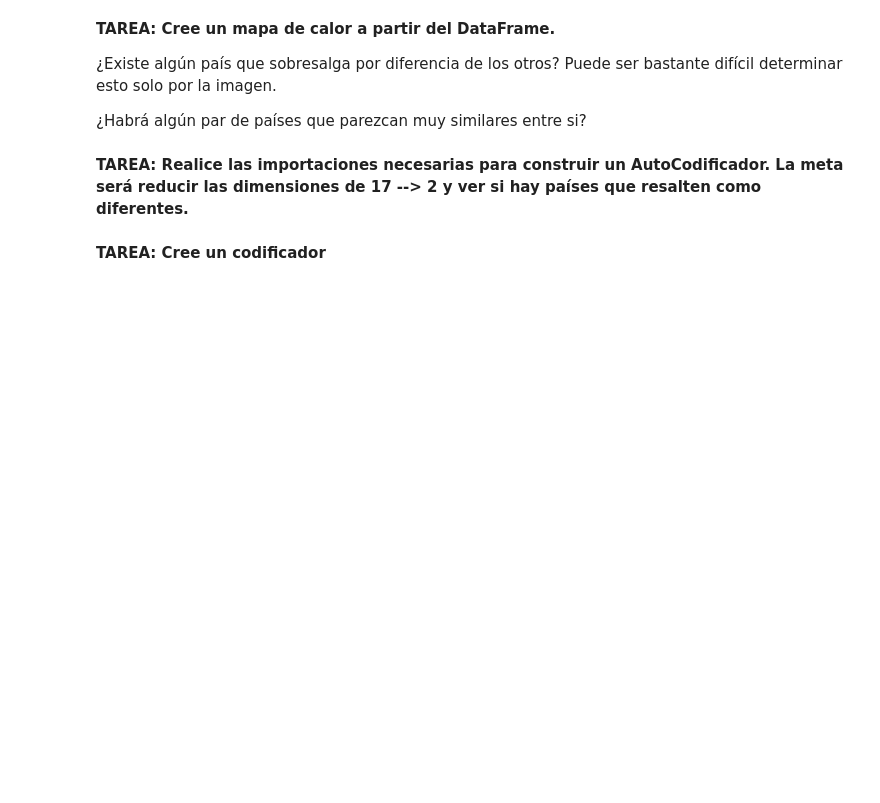
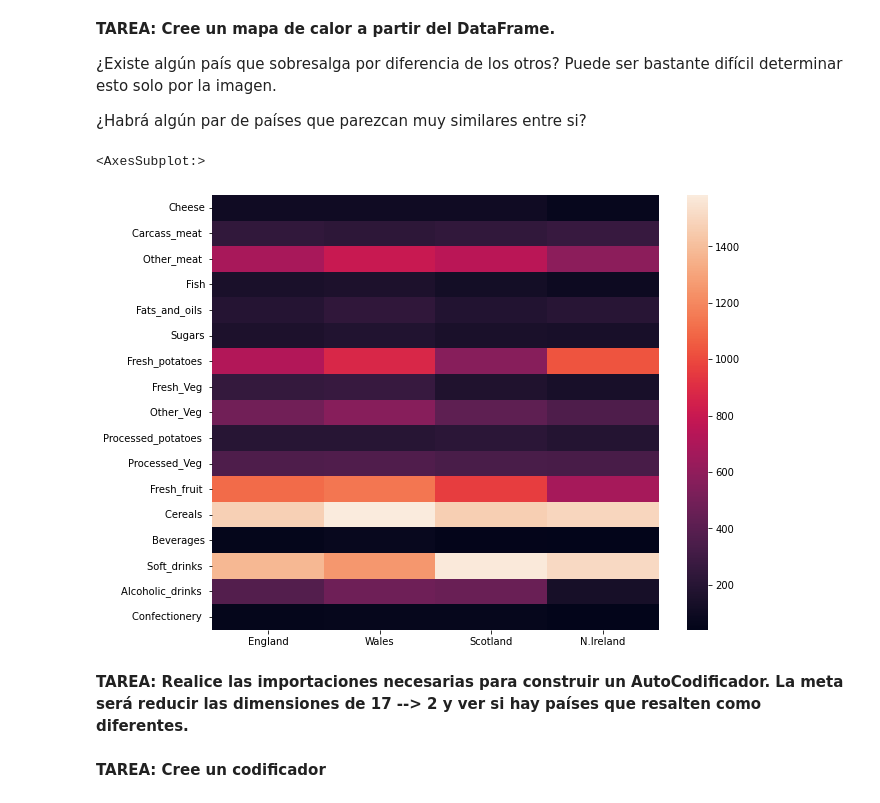
Before and after one commit to alegudiel/Lab6_DataScience, a Jupyter notebook: Lab6_Autocodificadores.ipynb, the cells around one changed output. Saved outputs shown, nothing was run; the diff lists cells and outputs as text; code cells hidden in the pictures; blank space fills up the shorter version.

```diff
--- a/Lab6_Autocodificadores.ipynb
+++ b/Lab6_Autocodificadores.ipynb
@@ -21,6 +21,6 @@ La tabla tiene algunas variaciones interesantes en diferentes tipos de comida, p
 
 Es posible que tenga que modificar la instrucción de acuerdo al lugar donde descargó el archivo.
 # %%
-df = pd.read_csv('../DATA/UK_foods.csv', index_col = 'Unnamed: 0')
+df = pd.read_csv('UK_foods.csv', index_col = 'Unnamed: 0')
 # %% [markdown]
 **TAREA: Despliegue el DataFrame**
@@ -41,2 +64,8 @@ df = pd.read_csv('../DATA/UK_foods.csv', index_col = 'Unnamed: 0')
+# %%
+plt.figure(figsize=(10,8))
+sns.heatmap(df)
+# %% [output]
+<AxesSubplot:>
+[figure, added]
 # %% [markdown]
 **TAREA:  Realice las importaciones necesarias para construir un AutoCodificador.  La meta será reducir las dimensiones de 17 --> 2 y ver si hay países que resalten como diferentes.**
```
Also changed, not shown: parts of 21 cells of this notebook, 1 other file.
